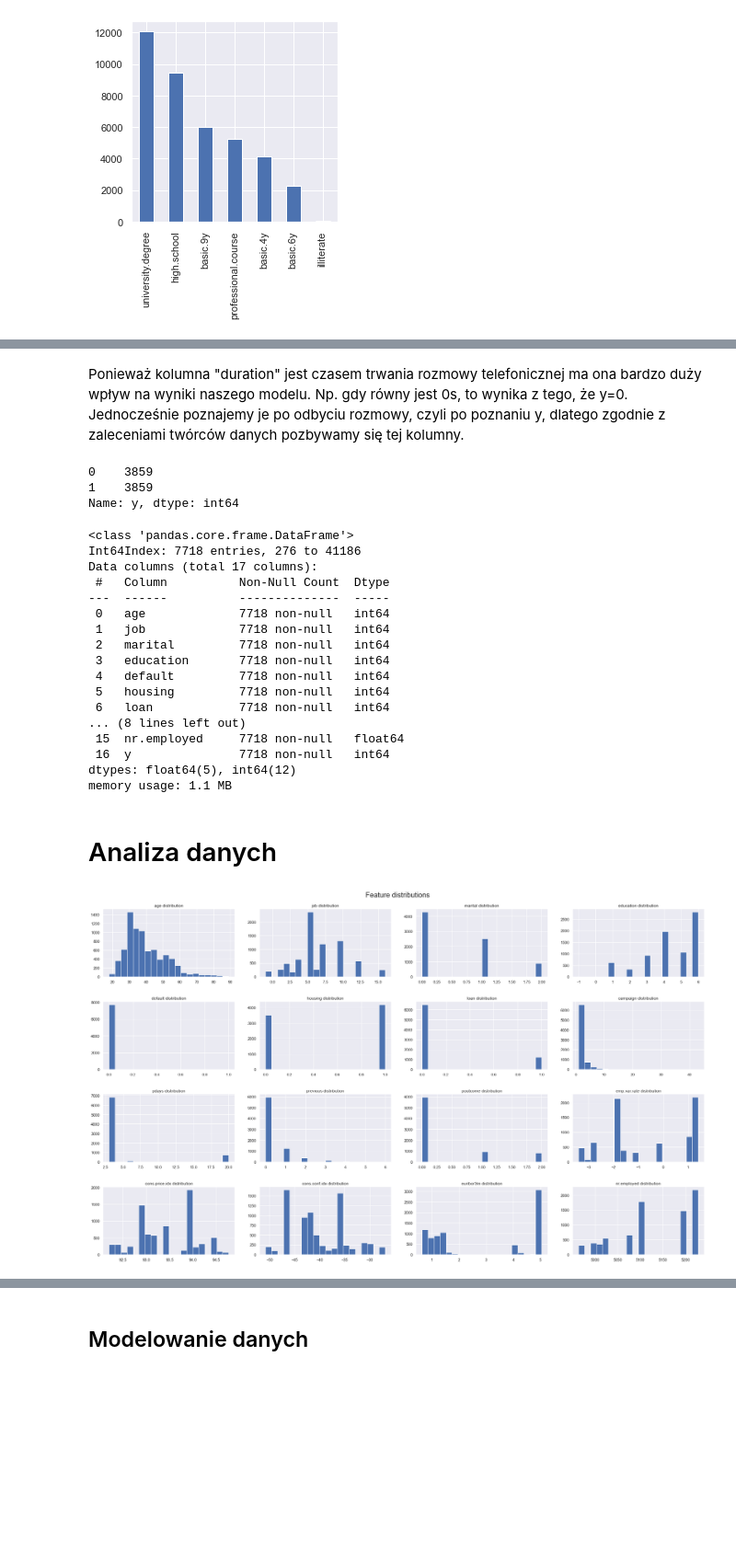
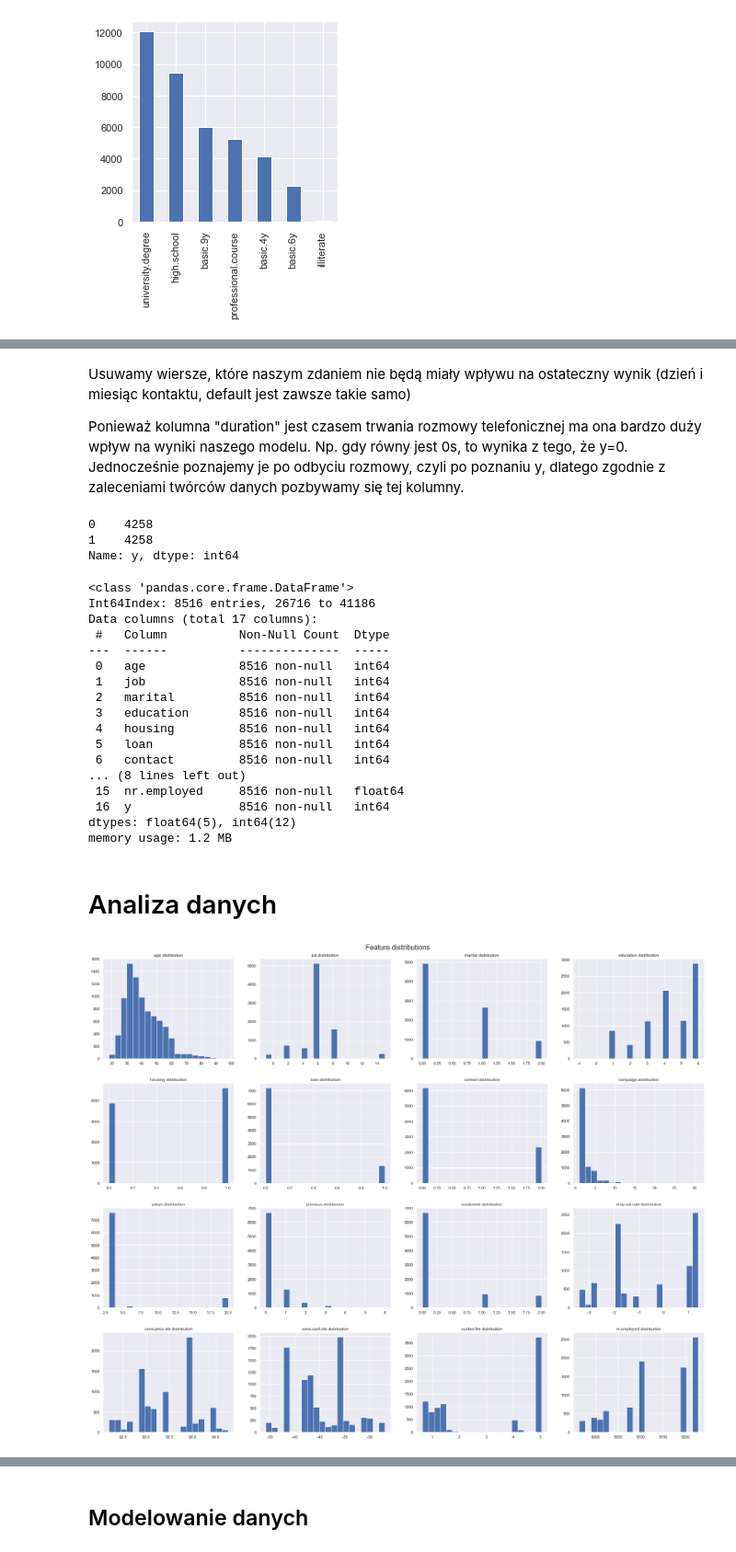
Before and after one commit to Pawlaklis/PSI_project, a Jupyter notebook: project.ipynb, the cells around one changed output, grey strips where cells are left out. Shown at 92% size. Cells and saved outputs as stored; diff of their text form; code cells hidden in the pictures; blank space fills up the shorter version.

```diff
--- a/project.ipynb
+++ b/project.ipynb
@@ -106,16 +110,16 @@ plt.show()
 
 data = data[data.job != "unknown"]
 
-jobs = { 'entrepreneur':16,
-        'management':12,
-        'technician':10,
-        'blue-collar':7,
-        'admin.':5,
-        'services':4,
-        'self-employed':6,
-        'housemaid':3,
+jobs = { 'entrepreneur':15,
+        'management':6,
+        'technician':6,
+        'blue-collar':8,
+        'admin.':6,
+        'services':6,
+        'self-employed':4,
+        'housemaid':2,
         'retired':2,
-        'student':1,
+        'student':4,
         'unemployed':-1,
          }
 
@@ -145,9 +162,6 @@ data["education"] = data.education.replace({"basic.4y":1, "basic.6y":2, "basic.9
 # %%
-data = data[data.default != "unknown"]
-
-
-data["default"].value_counts().plot(kind="bar", figsize=(4,4))
+data["loan"].value_counts().plot(kind="bar", figsize=(4,4))
 plt.show()
 
-data["default"] = data.default.replace({"no":0, "yes":1})
+data["loan"] = data.loan.replace({"no":0, "yes":1})
 # %% [output]
@@ -164,7 +168,0 @@ data["housing"] = data.housing.replace({"no":0, "yes":1})
-# %%
-data = data[data.housing != "loan"]
-
-data["loan"].value_counts().plot(kind="bar", figsize=(4,4))
-plt.show()
-
-data["loan"] = data.loan.replace({"no":0, "yes":1})
@@ -212,57 +202,59 @@ data["y"] = data.y.replace({"no":0, "yes":1})
 # %% [markdown]
+Usuwamy wiersze, które naszym zdaniem nie będą miały wpływu na ostateczny wynik (dzień i miesiąc kontaktu, default jest zawsze takie samo)
+
 Ponieważ kolumna "duration" jest czasem trwania rozmowy telefonicznej ma ona bardzo duży wpływ na wyniki naszego modelu. Np. gdy równy jest 0s, to wynika z tego, że y=0. Jednocześnie poznajemy je po odbyciu rozmowy, czyli po poznaniu y, dlatego zgodnie z zaleceniami twórców danych pozbywamy się tej kolumny.
 # %%
-data.drop([ 'day_of_week', 'contact', 'month', 'duration'], axis=1, inplace = True)
+data.drop(['default', 'day_of_week', 'month', 'duration'], axis=1, inplace = True)
 
 dataAll = data.copy()
 class_1_over = data[data['y'] == 0].sample(len(data[data['y'] == 1]))
 data = pd.concat([class_1_over, data[data['y'] == 1]], axis=0)
 print(data["y"].value_counts())
 # %% [output]
-0    3859
-1    3859
+0    4258
+1    4258
 Name: y, dtype: int64
 # %%
 data.info()
 # %% [output]
 <class 'pandas.core.frame.DataFrame'>
-Int64Index: 7718 entries, 276 to 41186
+Int64Index: 8516 entries, 26716 to 41186
 Data columns (total 17 columns):
  #   Column          Non-Null Count  Dtype
 ---  ------          --------------  -----
- 0   age             7718 non-null   int64
- 1   job             7718 non-null   int64
- 2   marital         7718 non-null   int64
- 3   education       7718 non-null   int64
- 4   default         7718 non-null   int64
- 5   housing         7718 non-null   int64
- 6   loan            7718 non-null   int64
+ 0   age             8516 non-null   int64
+ 1   job             8516 non-null   int64
+ 2   marital         8516 non-null   int64
+ 3   education       8516 non-null   int64
+ 4   housing         8516 non-null   int64
+ 5   loan            8516 non-null   int64
+ 6   contact         8516 non-null   int64
 ... (8 lines left out)
- 15  nr.employed     7718 non-null   float64
- 16  y               7718 non-null   int64
+ 15  nr.employed     8516 non-null   float64
+ 16  y               8516 non-null   int64
 dtypes: float64(5), int64(12)
-memory usage: 1.1 MB
+memory usage: 1.2 MB
 # %% [markdown]
 # Analiza danych
 # %%
-fig, axes = plt.subplots(4, 4, figsize=(25,15))
+fig, axes = plt.subplots(4, 4, figsize=(25,20))
 
 i = 0
 j = 0
 
 for feature in list(data.columns[:-1]):
   data[feature].hist(bins=20,ax=axes[i,j])
   axes[i,j].set_title(feature + " distribution")
   j=j+1
   if j == 4:
     i=i+1
     j=0
 
 fig.tight_layout(pad=3.0)
 fig.suptitle("Feature distributions", fontsize=20, verticalalignment='bottom')
 fig.show()
 # %% [output]
-[figure, old version]
+[figure, new version]
 # %%
 sns.pairplot(data)
 plt.show()
```
Also changed, not shown: parts of 62 cells of this notebook.
